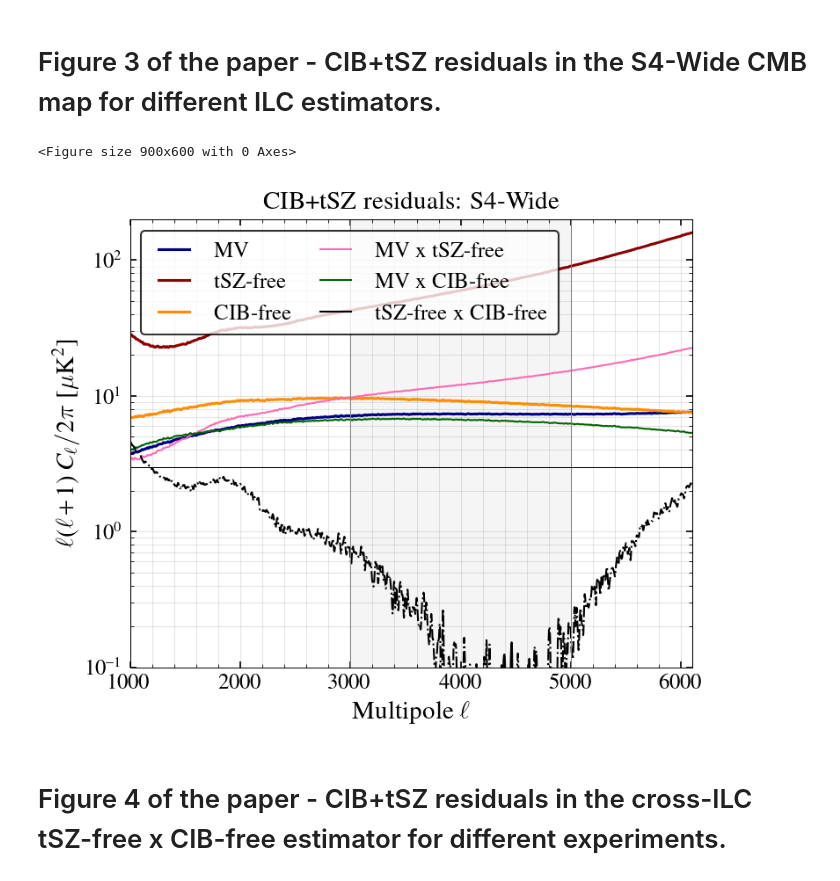
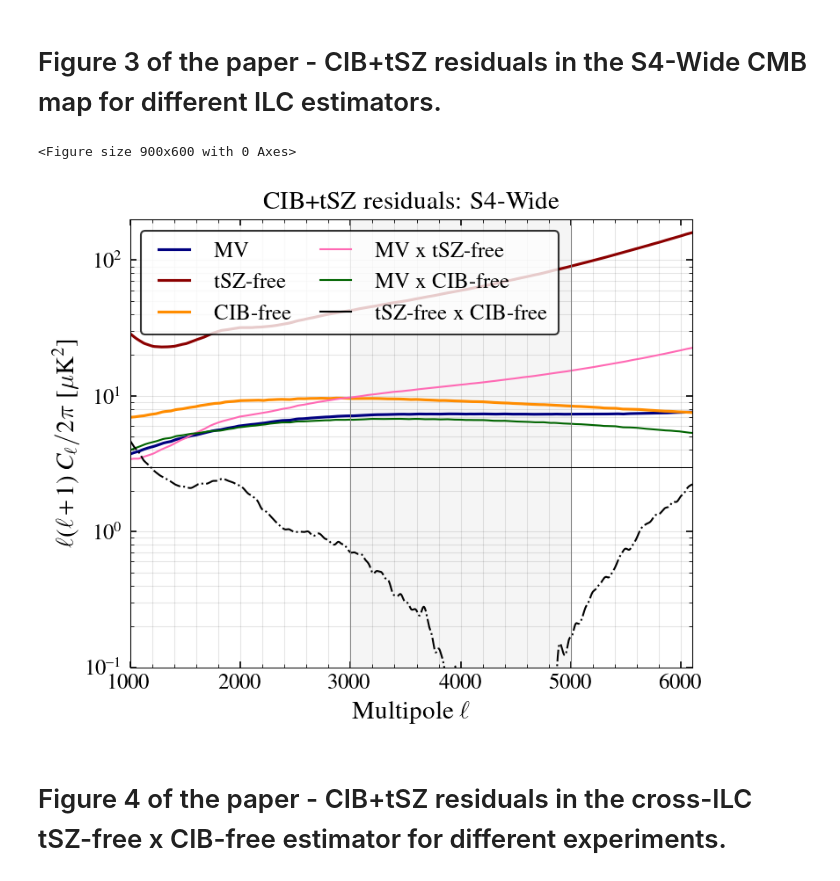
Before and after one commit to sriniraghunathan/cross_ilc_methods_paper, a Jupyter notebook: make_paper_plots.ipynb, the cells around one changed output. Cells and saved outputs as stored; diff of their text form; code cells hidden in the pictures.

```diff
--- a/make_paper_plots.ipynb
+++ b/make_paper_plots.ipynb
@@ -322,7 +325,7 @@ for pl_iter in range(totiter):
             cib_tsz_ilc_residual = cib_plus_tsz_ilc_residuals_dict[reqd_expname][reqd_ilc_keyname]
 
             if perform_smoothing:
-                cib_tsz_ilc_residual=ndimage.filters.gaussian_filter1d(cib_tsz_ilc_residual,sigma=5)
+                cib_tsz_ilc_residual=ndimage.filters.gaussian_filter1d(cib_tsz_ilc_residual,sigma=20)
             else:
                 delta_el = 10.
 
@@ -375,34 +378,34 @@ for pl_iter in range(totiter):
         axvline(3000., lw = 0.5, color='gray'); axvline(5000., lw = 0.5, color='gray')
     if ratio_plot:
         axhline(1., lw = 2., color = 'lightgray')
         ymin, ymax = 0., 10.
         ylab = r'Ratio: {\rm CIB+tSZ/kSZ}'
     else:
         axhline(3., lw = 0.5)
         ymin, ymax = 0.1, 2e2
         #ylabel(r'\textsc{D$_{\ell}$ [$\mu$K$^{2}$]}', fontsize = fsval)
         #ylab=r'D$_{\ell}$ [$\mu$K$^{2}$]'
         ylab=r'$\ell(\ell+1)\ C_{\ell} / 2\pi$ [$\mu$K$^{2}$]'
 
     if pl_iter == 0:
         ylabel(ylab, fontsize = fsval)
     else:
         setp(ax.get_yticklabels(), visible=False)
     xlim(xmin, xmax); ylim(ymin, ymax)
 
     #grid
     #grid(which = 'major', axis = 'both', lw = 0.1, color = 'black')
     #grid(which = 'minor', axis = 'both', lw = 0.05, color = 'black')
     grid(True, which='both', axis = 'both', lw = 0.5, alpha = 0.1)
 
 
 #save
 plname = 'plots/ilc_cib_plus_tsz_residuals_%s.pdf' %(reqd_expname)
 savefig(plname, dpi = 200.)
 show()
 # %% [output]
 <Figure size 900x600 with 0 Axes>
-[figure, old version]
+[figure, new version]
 # %% [markdown]
 # Figure 4 of the paper - CIB+tSZ residuals in the cross-ILC tSZ-free x CIB-free estimator for different experiments.
 # %%
```
Also changed, not shown: parts of 2 cells of this notebook, 8 other files.
